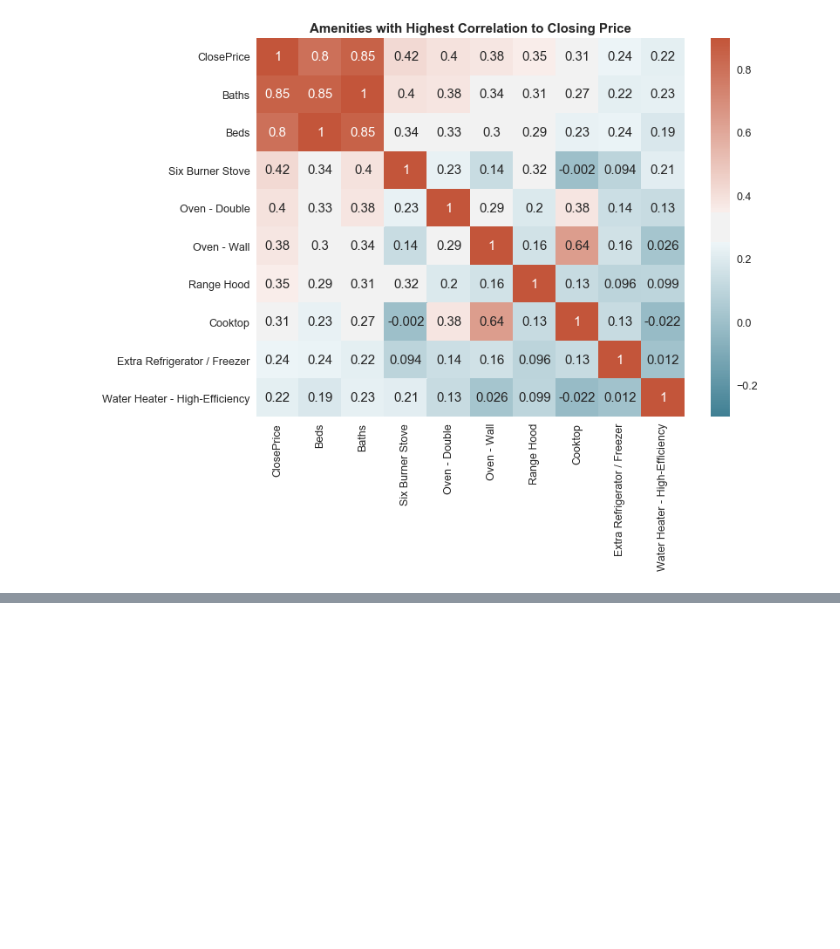
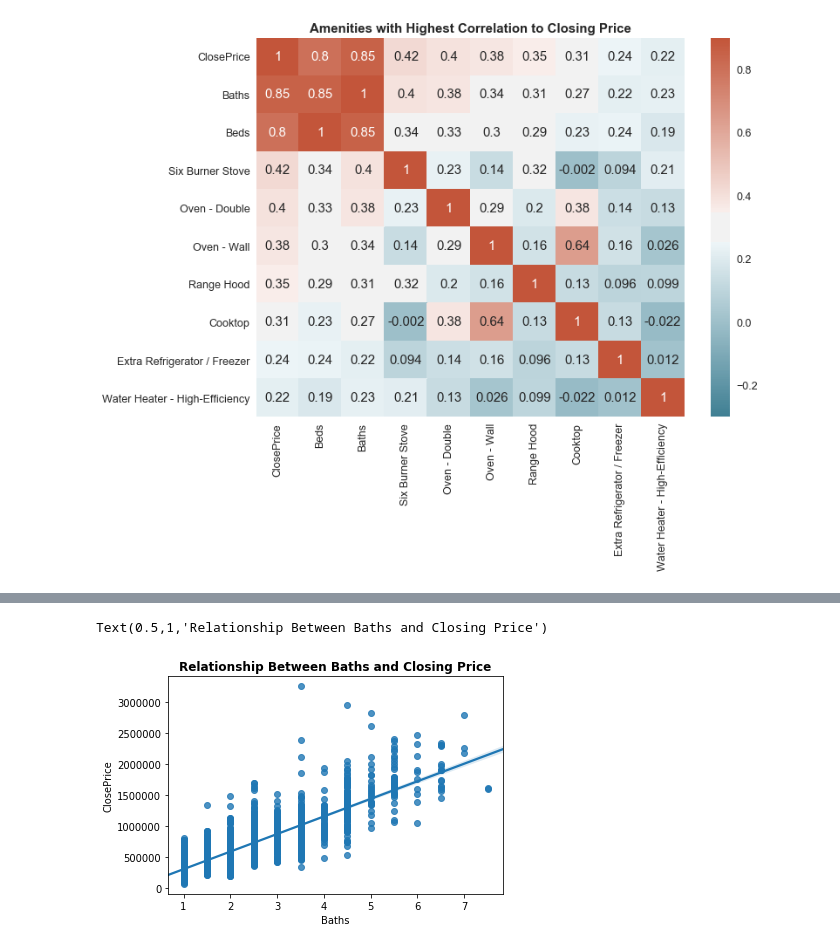
Before and after one commit to AMRiehle/gwu-python-project, a Jupyter notebook: Amenities Correlation.ipynb, the cells around one changed output, grey strips where cells are left out. Saved outputs shown, nothing was run; the diff lists cells and outputs as text; code cells hidden in the pictures; blank space fills up the shorter version.

Commit message:
Add regplot to amenities

```diff
--- a/Amenities Correlation.ipynb
+++ b/Amenities Correlation.ipynb
@@ -110,0 +111,6 @@ Text(0.5,1,'Amenities with Lowest Correlation to Closing Price')
+# %%
+sns.regplot(x=appliances_df['Baths'], y=appliances_df['ClosePrice'])
+plt.title("Relationship Between Baths and Closing Price", fontweight='bold')
+# %% [output]
+Text(0.5,1,'Relationship Between Baths and Closing Price')
+[figure, added]
```
Also changed, not shown: parts of 2 cells of this notebook.
